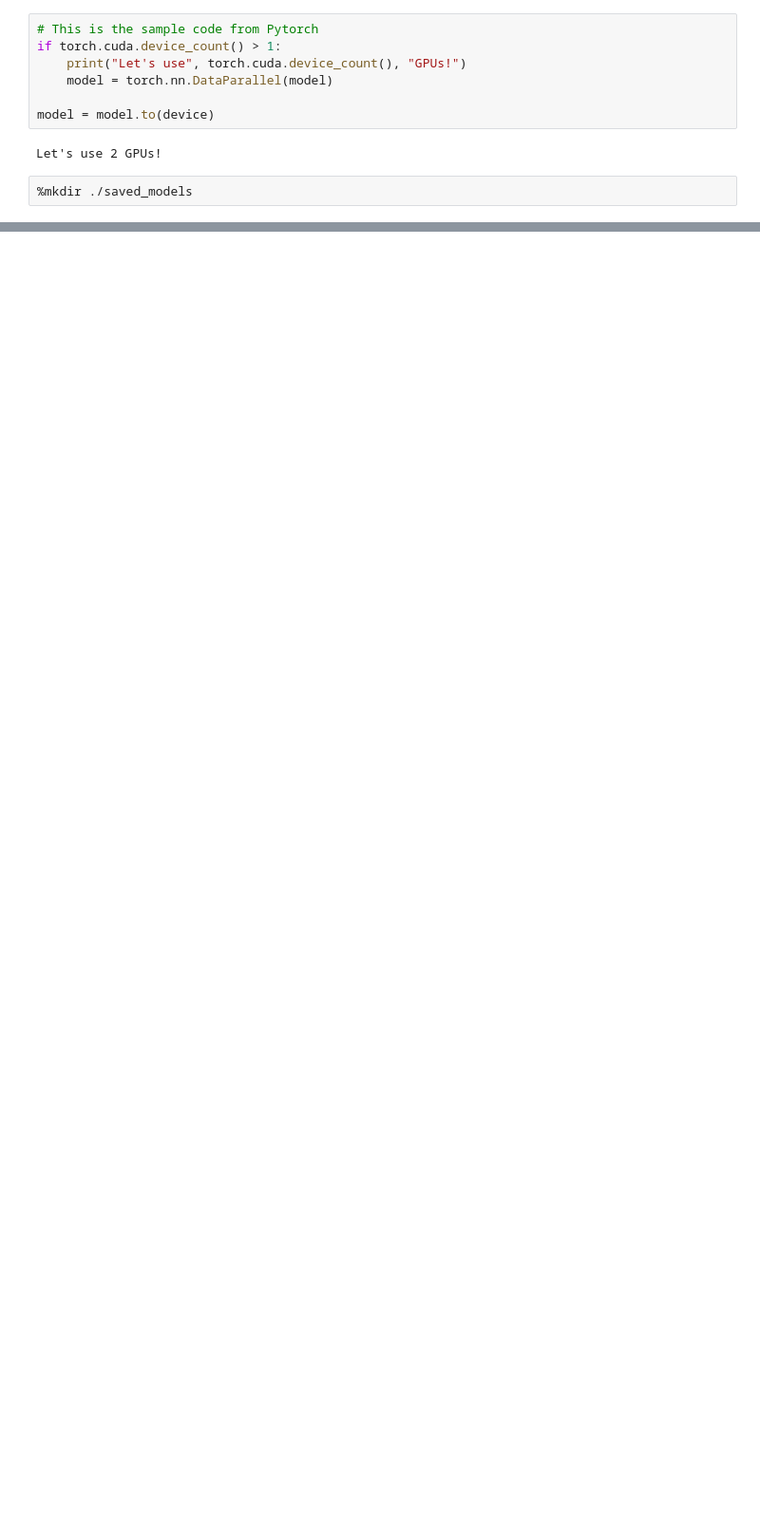
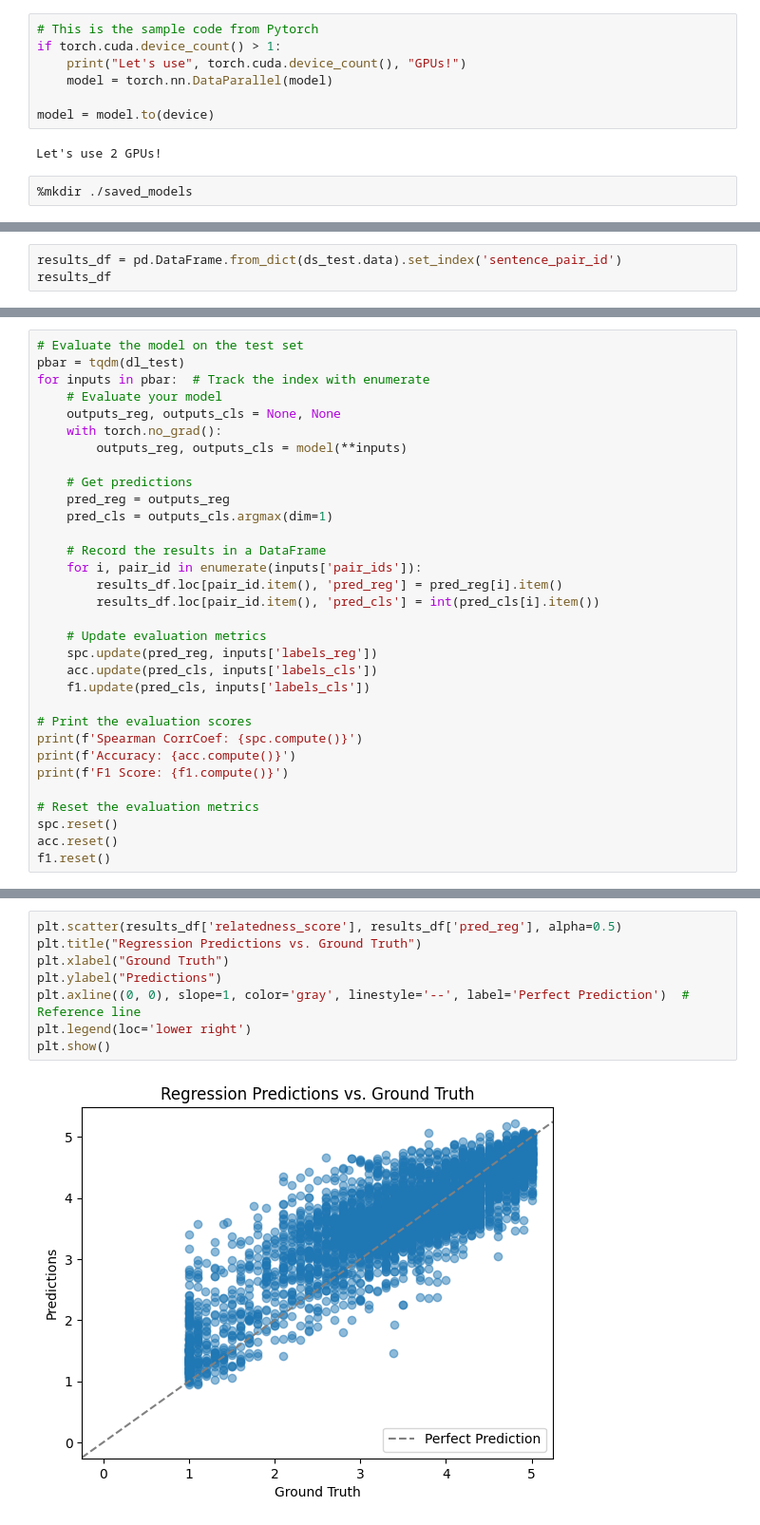
Before and after one commit to Henry0517code/NTHU-NLP-Assignment-3, a Jupyter notebook: nthu-nlp-assignment-3.ipynb, the cells around one changed output, grey strips where cells are left out. Shown at 95% size. Drawn from its saved outputs; the diff is of its cells as text; blank space fills up the shorter version.

```diff
--- a/nthu-nlp-assignment-3.ipynb
+++ b/nthu-nlp-assignment-3.ipynb
@@ -279,0 +271,3 @@ F1 Score: 0.8086235523223877
+# %%
+results_df = pd.DataFrame.from_dict(ds_test.data).set_index('sentence_pair_id')
+results_df
@@ -279,0 +289,32 @@ F1 Score: 0.8086235523223877
+# %%
+# Evaluate the model on the test set
+pbar = tqdm(dl_test)
+for inputs in pbar:  # Track the index with enumerate
+    # Evaluate your model
+    outputs_reg, outputs_cls = None, None
+    with torch.no_grad():
+        outputs_reg, outputs_cls = model(**inputs)
+
+    # Get predictions
+    pred_reg = outputs_reg
+    pred_cls = outputs_cls.argmax(dim=1)
+
+    # Record the results in a DataFrame
+    for i, pair_id in enumerate(inputs['pair_ids']):
+        results_df.loc[pair_id.item(), 'pred_reg'] = pred_reg[i].item()
+        results_df.loc[pair_id.item(), 'pred_cls'] = int(pred_cls[i].item())
+
+    # Update evaluation metrics
+    spc.update(pred_reg, inputs['labels_reg'])
+    acc.update(pred_cls, inputs['labels_cls'])
+    f1.update(pred_cls, inputs['labels_cls'])
+
+# Print the evaluation scores
+print(f'Spearman CorrCoef: {spc.compute()}')
+print(f'Accuracy: {acc.compute()}')
+print(f'F1 Score: {f1.compute()}')
+
+# Reset the evaluation metrics
+spc.reset()
+acc.reset()
+f1.reset()
@@ -279,0 +327,10 @@ F1 Score: 0.8086235523223877
+# %%
+plt.scatter(results_df['relatedness_score'], results_df['pred_reg'], alpha=0.5)
+plt.title("Regression Predictions vs. Ground Truth")
+plt.xlabel("Ground Truth")
+plt.ylabel("Predictions")
+plt.axline((0, 0), slope=1, color='gray', linestyle='--', label='Perfect Prediction')  # Reference line
+plt.legend(loc='lower right')
+plt.show()
+# %% [output]
+[figure, added]
```
Also changed, not shown: parts of 23 cells of this notebook.
